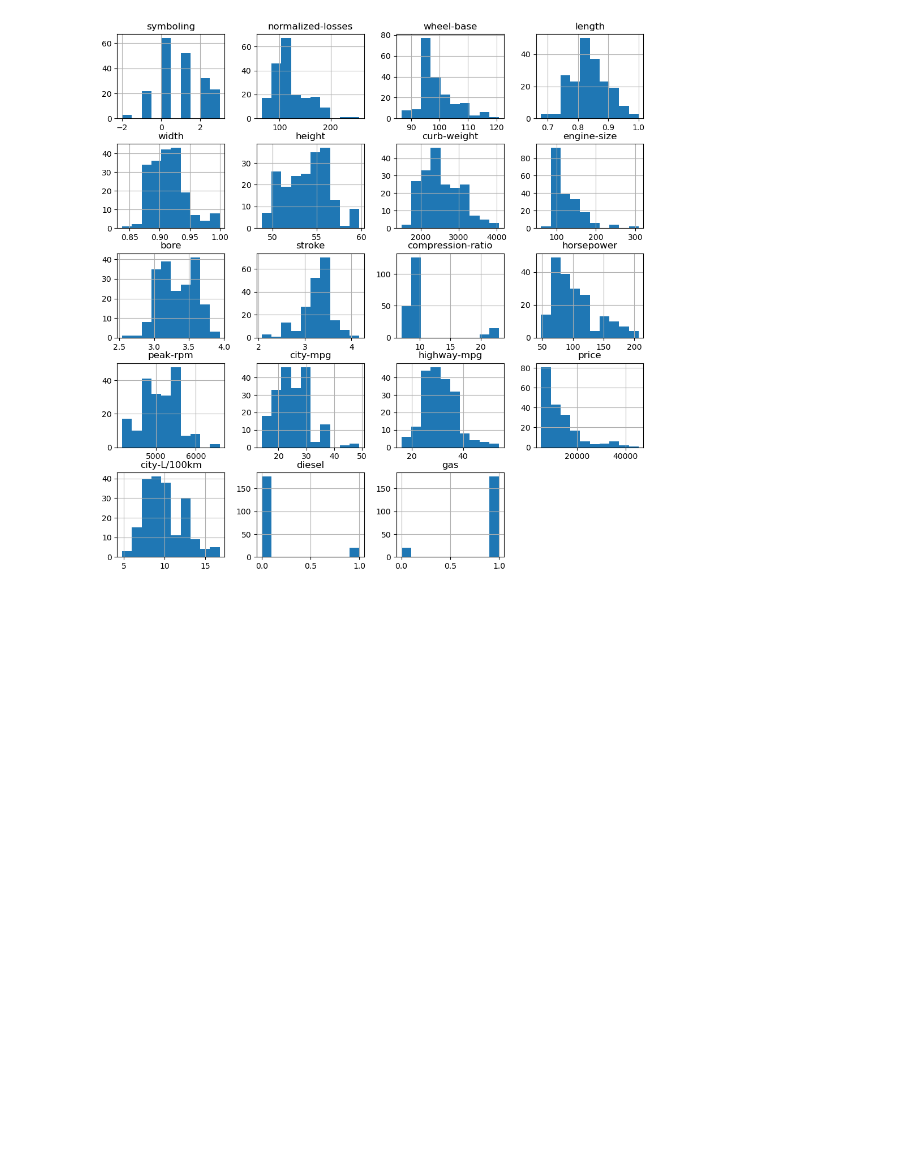
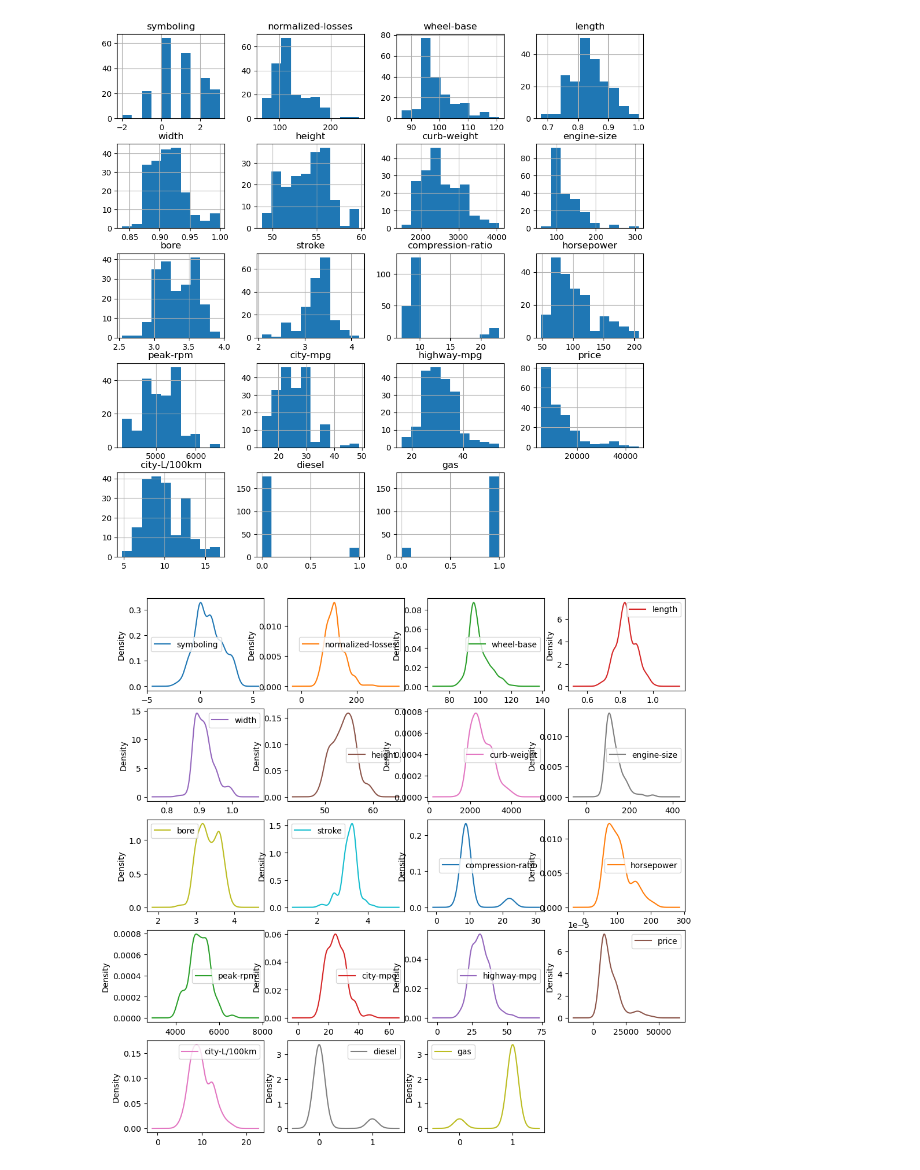
Before and after one commit to jgomezz/cpe_ciencia_datos_python, a Jupyter notebook: mod3_analitica_datos_python/semana_02_analisis_exploratorio_datos.ipynb, the cells around one changed output. Saved outputs shown, nothing was run; the diff lists cells and outputs as text; code cells hidden in the pictures; blank space fills up the shorter version.

```diff
--- a/mod3_analitica_datos_python/semana_02_analisis_exploratorio_datos.ipynb
+++ b/mod3_analitica_datos_python/semana_02_analisis_exploratorio_datos.ipynb
@@ -102,3 +102,8 @@ df[var_numericas].hist(layout=(5,4), sharex=False, sharey=False, figsize=(12,12)
 plt.show()
 # %% [output]
 [figure]
+# %%
+df[var_numericas].plot(kind='density', subplots=True, layout=(5,4), sharex=False, sharey=False, figsize=(12,12))
+plt.show()
+# %% [output]
+[figure, added]
```
Also changed, not shown: parts of 6 cells of this notebook.
